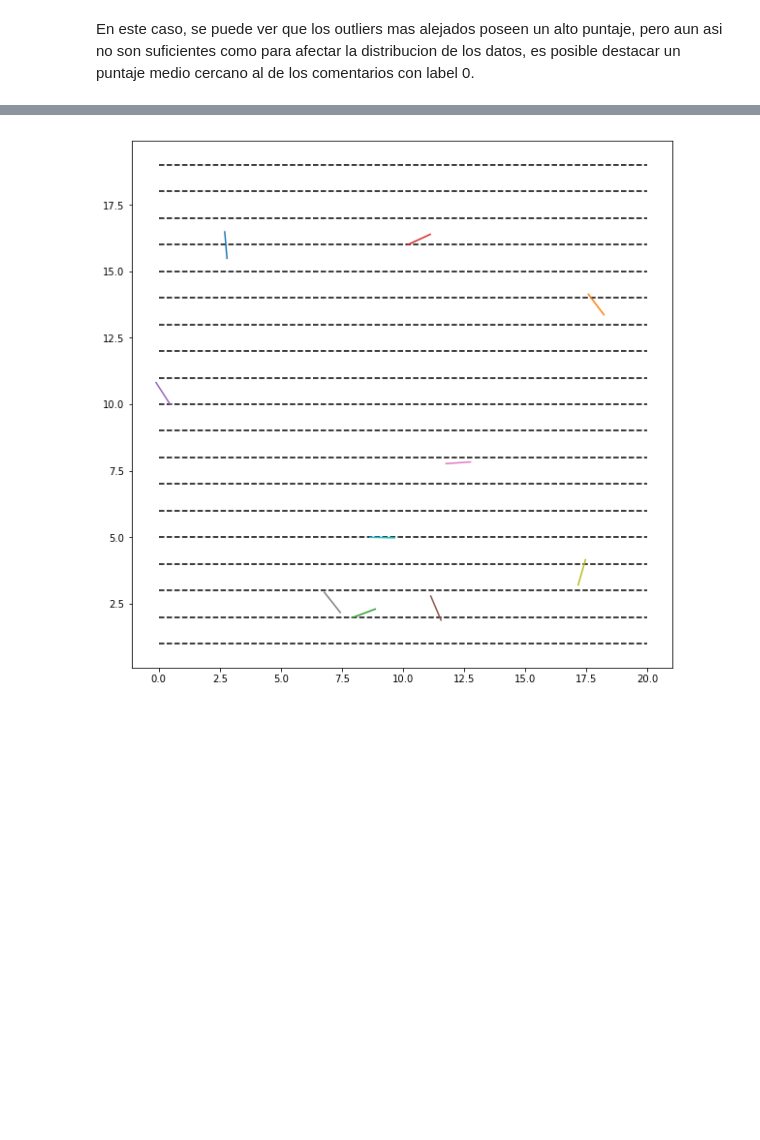
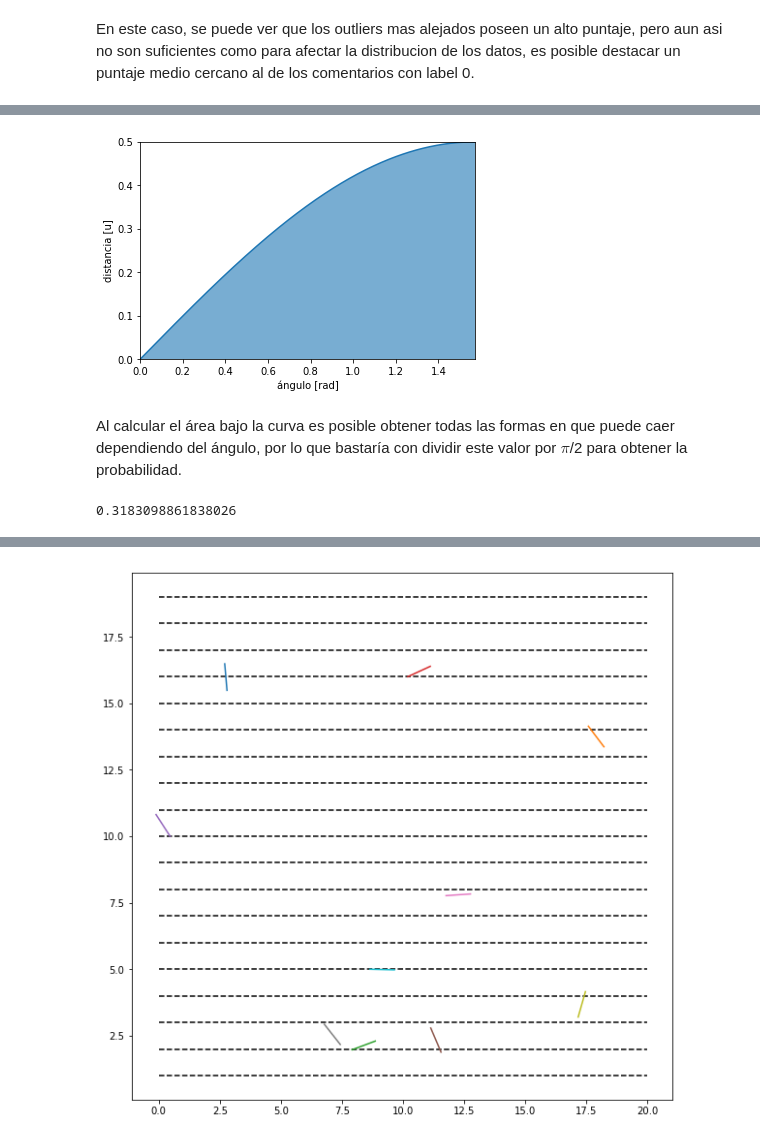
Before and after one commit to DankerMarthox/ESTACA, a Jupyter notebook: Laboratorio1/Laboratorio 1.ipynb, the cells around one changed output, grey strips where cells are left out. Drawn from its saved outputs; the diff is of its cells as text; code cells hidden in the pictures; blank space fills up the shorter version.

```diff
--- a/Laboratorio1/Laboratorio 1.ipynb
+++ b/Laboratorio1/Laboratorio 1.ipynb
@@ -180,0 +205,22 @@ Puntos bonus por :
+# %%
+X = np.linspace(0,2*np.pi,1000)
+plt.plot(X,0.5*np.sin(X))
+plt.fill_between(X, 0, 0.5*np.sin(X), alpha = 0.6)
+
+plt.xlabel("ángulo [rad]")
+plt.ylabel("distancia [u]")
+plt.xlim(0,3.14159265359/2)
+plt.ylim(0,0.5)
+plt.show()
+# %% [output]
+[figure, added]
+# %% [markdown]
+Al calcular el área bajo la curva es posible obtener todas las formas en que puede caer dependiendo del ángulo, por lo que bastaría con dividir este valor por $\pi$/2 para obtener la probabilidad.
+# %%
+from scipy import integrate
+Is = integrate.quad(lambda x: 0.5 * np.sin(x), 0, 0.5 * 3.14159265359)
+
+Pa = Is[0] / (3.14159265359/2)
+print(Pa)
+# %% [output]
+0.3183098861838026
```
Also changed, not shown: parts of 21 cells of this notebook, 3 other files.
